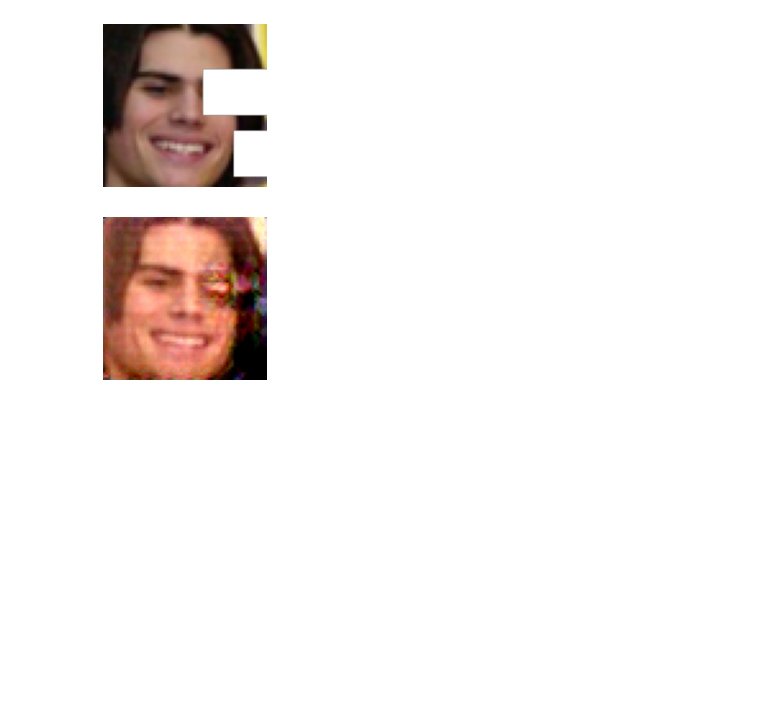
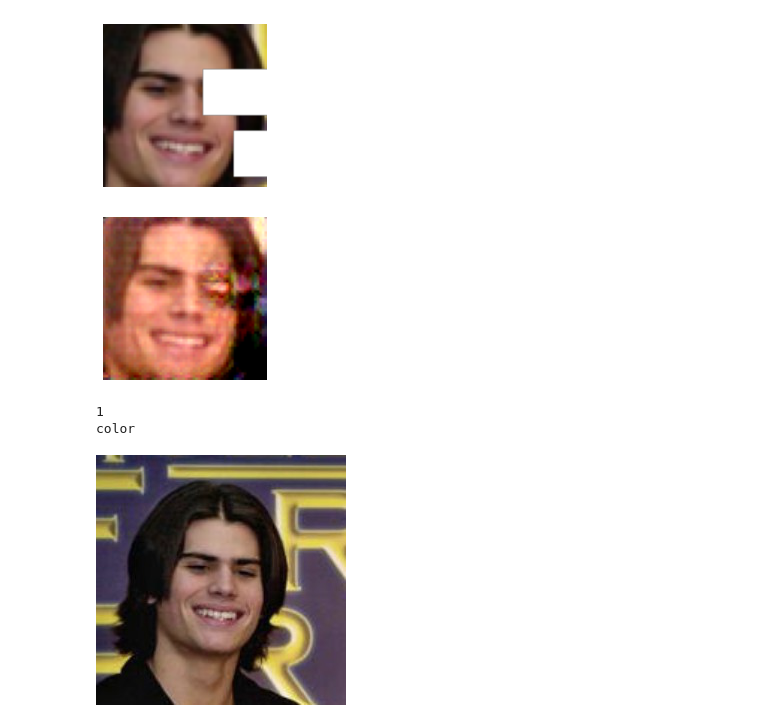
Before and after one commit to Eva427/CICR-Impainting, a Jupyter notebook: test.ipynb, the cells around one changed output. Saved outputs shown, nothing was run; the diff lists cells and outputs as text; code cells hidden in the pictures; blank space fills up the shorter version.

```diff
--- a/test.ipynb
+++ b/test.ipynb
@@ -120,3 +120,83 @@ torch.Size([3, 64, 64])
 torch.Size([3, 64, 64])
 [figure]
 [figure]
+# %%
+from PIL import Image, ImageEnhance
+import numpy as np
+import math
+import random
+
+def zoom(img,factor=0):
+    size = (width, height) = (img.size)
+
+    # Si on ne lui donne pas d'arg alors c'est aléatoire
+    if factor < 1 :
+        (mu,sigma) = (3,7)
+        factor = abs(factor)
+        factor = np.random.normal(mu, sigma)
+
+    (left, upper, right, lower) = (factor, factor, height-factor, width-factor)
+    img = img.crop((left, upper, right, lower))
+    img = img.resize(size)
+    return img
+
+def rotation(img):
+    (mu,sigma) = (5,5)
+    factor = np.random.normal(mu, sigma)
+    factor = abs(factor)
+    img = img.rotate(factor)
+    img = zoom(img,20)
+    return img
+
+def mirror(img):
+    img = img.transpose(Image.FLIP_LEFT_RIGHT)
+    return img
+
+def enhance(img,enhancer):
+    (mu,sigma) = (1,0.15)
+    factor = np.random.normal(mu, sigma)
+    img = enhancer.enhance(factor)
+    return img
+
+def lumi(img):
+    func = ImageEnhance.Brightness(img)
+    return enhance(img,func)
+
+def contrast(img):
+    func = ImageEnhance.Contrast(img)
+    return enhance(img,func)
+
+def color(img):
+    func = ImageEnhance.Color(img)
+    return enhance(img,func)
+
+def sharpness(img):
+    func = ImageEnhance.Sharpness(img)
+    return enhance(img,func)
+
+def randomTransfo(img):
+    (mu,sigma) = (1.3,0.25)
+    nbTransfo = np.random.normal(mu, sigma)
+    nbTransfo = abs(nbTransfo)
+    nbTransfo = int(nbTransfo)
+
+    print(nbTransfo)
+    transfos = [zoom, rotation, mirror, lumi, contrast, color, sharpness]
+    for i in range(nbTransfo):
+        func = random.choice(transfos)
+        print(func. __name__)
+        transfos.remove(func)
+        img = func(img)
+
+    return img
+
+path = "./data/lfw/AJ_Lamas/AJ_Lamas_0001.jpg"
+
+for i in range(10):
+    with Image.open(path) as img:
+        img = randomTransfo(img)
+        img.show()
+# %% [output]
+1
+color
+[figure, added]
```
Also changed, not shown: parts of 1 cell of this notebook, 19 other files.
